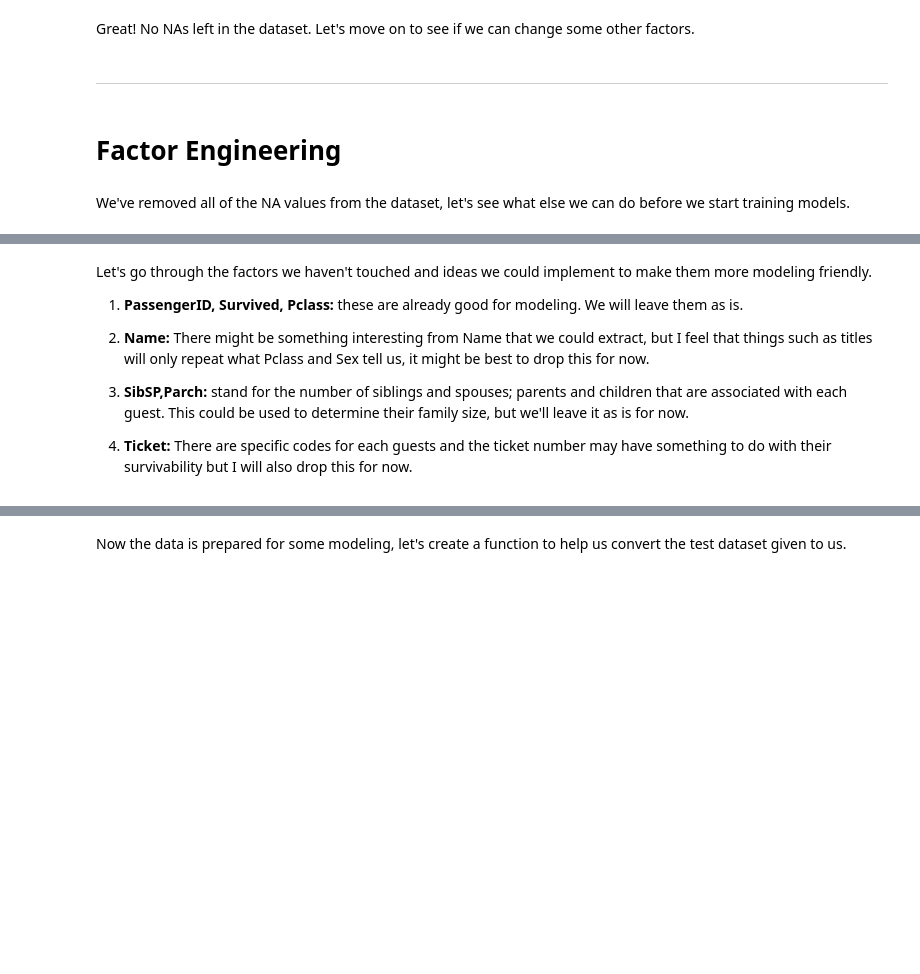
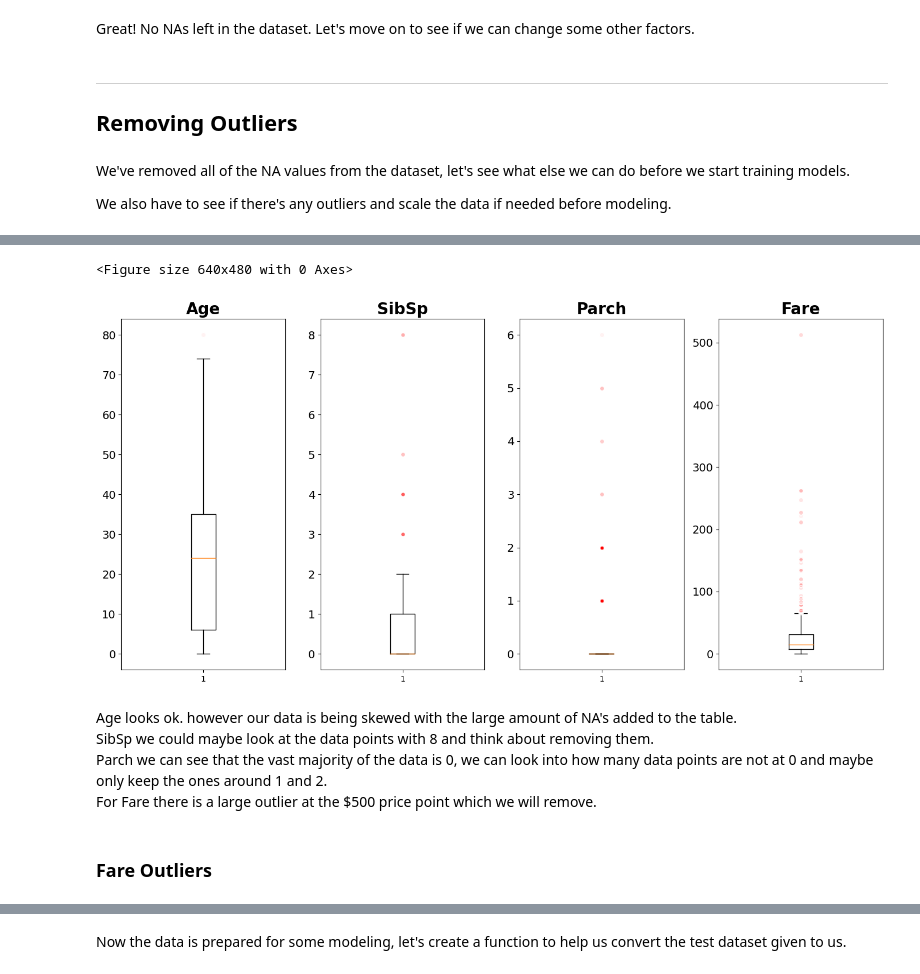
Before and after one commit to James-G-Lang/kaggle-titanic, a Jupyter notebook: titanickaggle.ipynb, the cells around one changed output, grey strips where cells are left out. Drawn from its saved outputs; the diff is of its cells as text; code cells hidden in the pictures; blank space fills up the shorter version.

```diff
--- a/titanickaggle.ipynb
+++ b/titanickaggle.ipynb
@@ -155,10 +172,12 @@ dtype: int64
 Great! No NAs left in the dataset. Let's move on to see if we can change some other factors.
 # %% [markdown]
 ---
+
+## Removing Outliers
-# %% [markdown]
-# **Factor Engineering**
 # %% [markdown]
 We've removed all of the NA values from the dataset, let's see what else we can do before we start training models.
+
+We also have to see if there's any outliers and scale the data if needed before modeling.
 # %%
 data.head()
 # %% [output]
@@ -168,12 +187,26 @@ data.head()
 | 2 | 3 | 1 | 3 | Heikkinen, Miss. Laina | female | 26.0 | 0 | 0 | STON/O2. 3101282 | 7.9250 | ... |
 | 3 | 4 | 1 | 1 | Futrelle, Mrs. Jacques Heath (Lil... | female | 35.0 | 1 | 0 | 113803 | 53.1000 | ... |
 | 4 | 5 | 0 | 3 | Allen, Mr. William Henry | male | 35.0 | 0 | 0 | 373450 | 8.0500 | ... |
-# %% [markdown]
-Let's go through the factors we haven't touched and ideas we could implement to make them more modeling friendly.
-1. **PassengerID, Survived, Pclass:** these are already good for modeling. We will leave them as is.
-
-2. **Name:** There might be something interesting from Name that we could extract, but I feel that things such as titles will only repeat what Pclass and Sex tell us, it might be best to drop this for now.
-
-3. **SibSP,Parch:** stand for the number of siblings and spouses; parents and children that are associated with each guest. This could be used to determine their family size, but we'll leave it as is for now.
-
-4. **Ticket:** There are specific codes for each guests and the ticket number may have something to do with their survivability but I will also drop this for now.
+# %%
+plt.clf()
+red_circle = dict(markerfacecolor=[1,0,0,0.05],marker='o',markeredgecolor='white')
+cols = ['Age', 'SibSp','Parch','Fare']
+fig,axs = plt.subplots(1,len(cols),figsize=(14,7))
+
+for i,ax in enumerate(axs.flat):
+    ax.boxplot(data[cols[i]],flierprops=red_circle)
+    ax.set_title(cols[i], fontsize=20, fontweight='bold')
+    ax.tick_params(axis='y',labelsize=14)
+
+plt.tight_layout()
+plt.show()
+# %% [output]
+<Figure size 640x480 with 0 Axes>
+[figure, added]
+# %% [markdown]
+Age looks ok. however our data is being skewed with the large amount of NA's added to the table.
+SibSp we could maybe look at the data points with 8 and think about removing them.
+Parch we can see that the vast majority of the data is 0, we can look into how many data points are not at 0 and maybe only keep the ones around 1 and 2.
+For Fare there is a large outlier at the $500 price point which we will remove.
+# %% [markdown]
+### Fare Outliers
```
Also changed, not shown: parts of 42 cells of this notebook.
